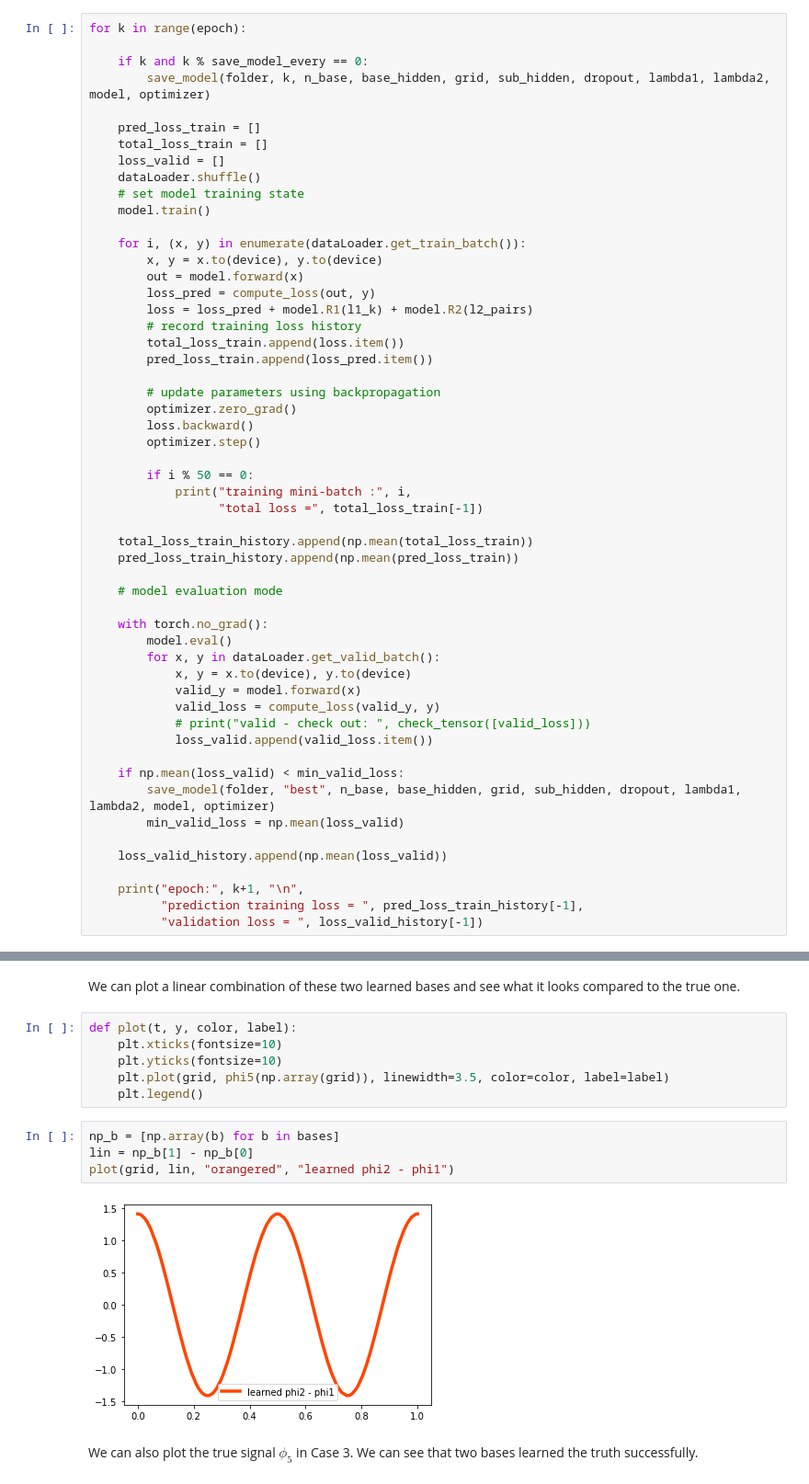
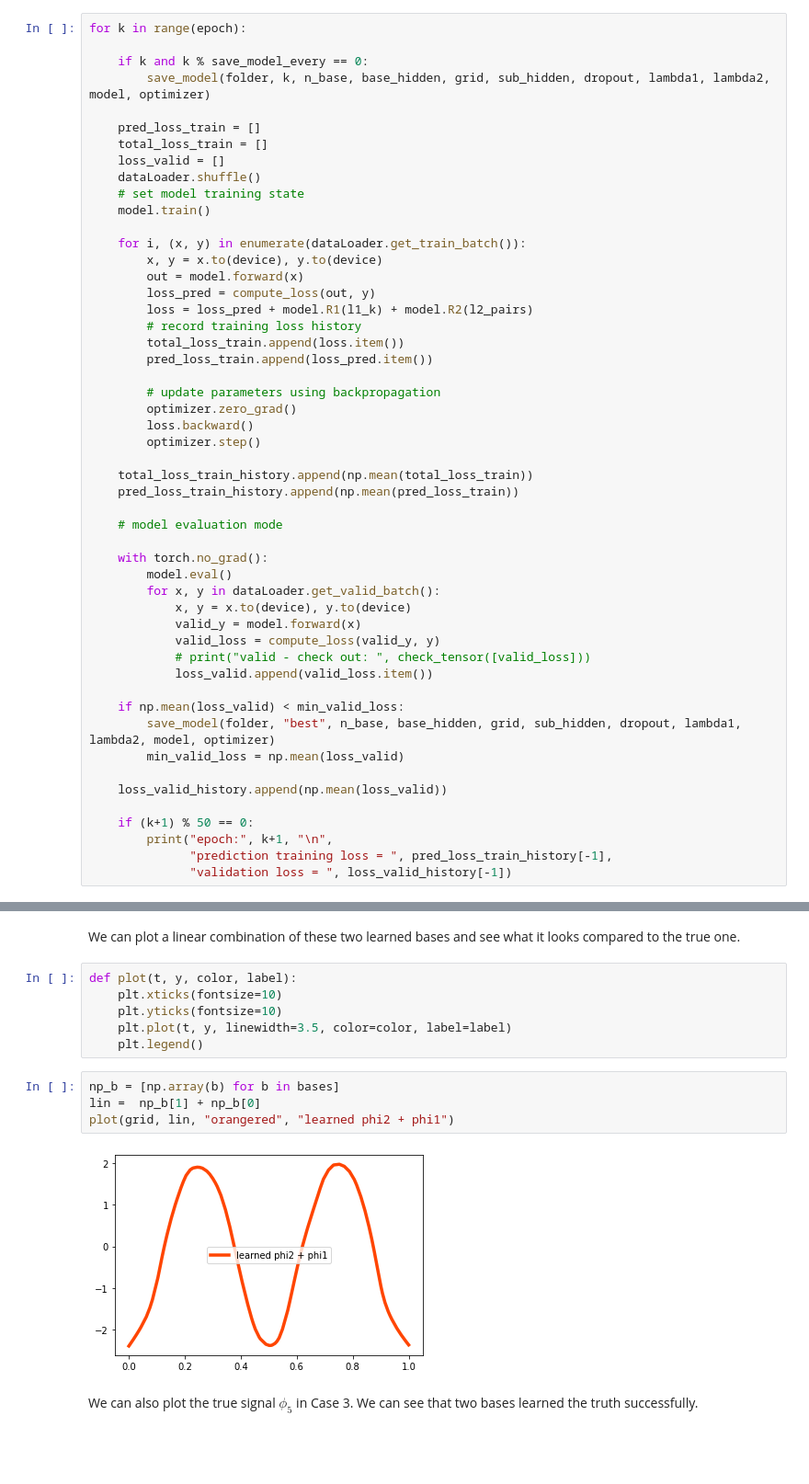
Before and after one commit to jwyyy/AdaFNN, a Jupyter notebook: AdaFNN.ipynb, the cells around one changed output, grey strips where cells are left out. Shown at 92% size. Saved outputs shown, nothing was run; the diff lists cells and outputs as text; blank space fills up the shorter version.

```diff
--- a/AdaFNN.ipynb
+++ b/AdaFNN.ipynb
@@ -527,10 +530,6 @@ for k in range(epoch):
         loss.backward()
         optimizer.step()
 
-        if i % 50 == 0:
-            print("training mini-batch :", i,
-                  "total loss =", total_loss_train[-1])
-
     total_loss_train_history.append(np.mean(total_loss_train))
     pred_loss_train_history.append(np.mean(pred_loss_train))
 
@@ -551,7 +550,8 @@ for k in range(epoch):
 
     loss_valid_history.append(np.mean(loss_valid))
 
-    print("epoch:", k+1, "\n",
-          "prediction training loss = ", pred_loss_train_history[-1],
-          "validation loss = ", loss_valid_history[-1])
+    if (k+1) % 50 == 0:
+        print("epoch:", k+1, "\n",
+              "prediction training loss = ", pred_loss_train_history[-1],
+              "validation loss = ", loss_valid_history[-1])
 # %% [output]
@@ -626,14 +632,14 @@ We can plot a linear combination of these two learned bases and see what it look
 def plot(t, y, color, label):
     plt.xticks(fontsize=10)
     plt.yticks(fontsize=10)
-    plt.plot(grid, phi5(np.array(grid)), linewidth=3.5, color=color, label=label)
+    plt.plot(t, y, linewidth=3.5, color=color, label=label)
     plt.legend()
 # %%
 np_b = [np.array(b) for b in bases]
-lin = np_b[1] - np_b[0]
-plot(grid, lin, "orangered", "learned phi2 - phi1")
+lin =  np_b[1] + np_b[0]
+plot(grid, lin, "orangered", "learned phi2 + phi1")
 # %% [output]
-[figure, old version]
+[figure, new version]
 # %% [markdown]
 We can also plot the true signal $\phi_5$ in Case 3. We can see that two bases learned the truth successfully.
 # %%
```
Also changed, not shown: parts of 5 cells of this notebook.
